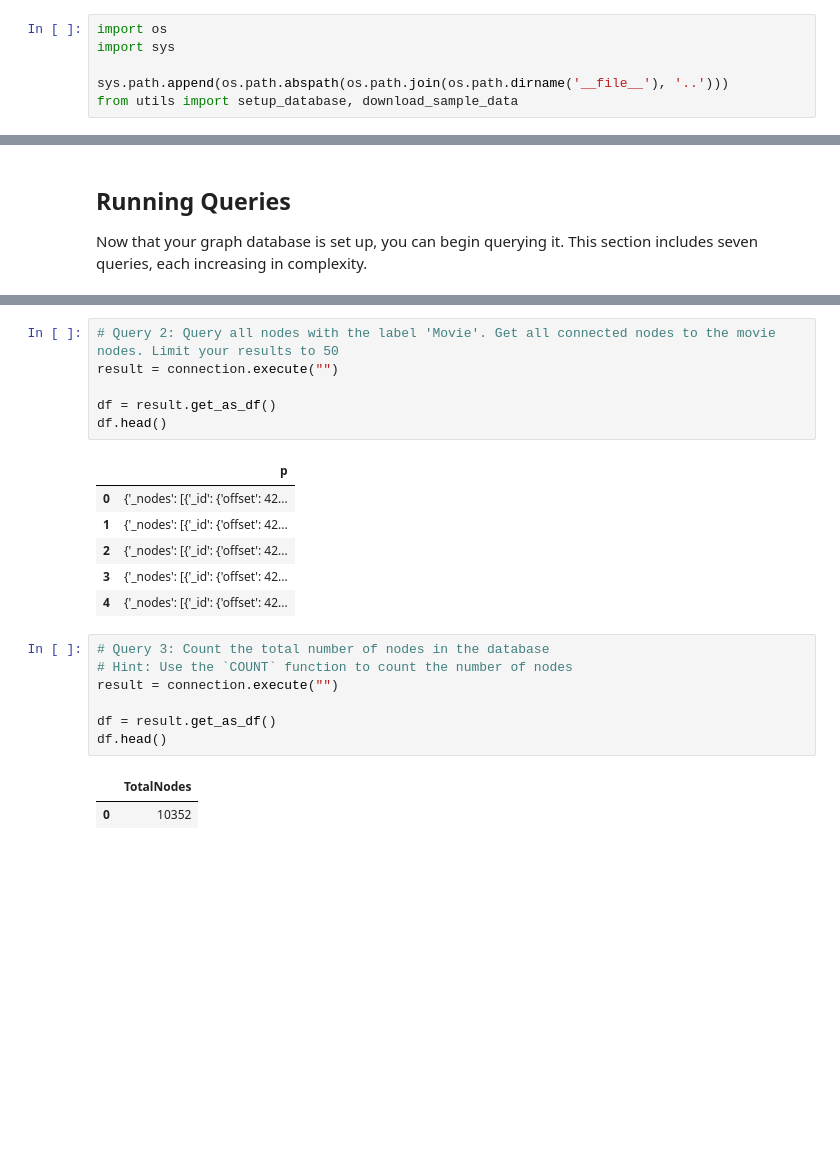
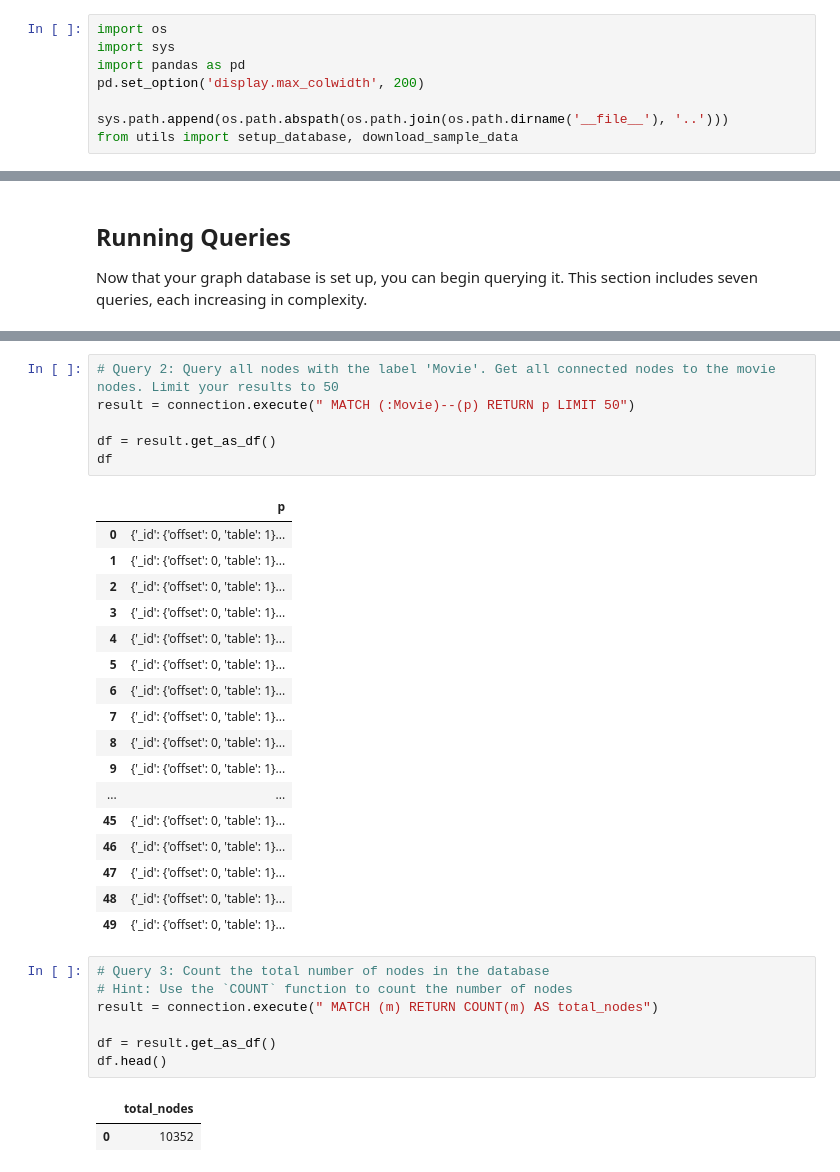
Before and after one commit to coopergolemme/lab6, a Jupyter notebook: assignments/assignment_1.ipynb, the cells around one changed output, grey strips where cells are left out. Cells and saved outputs as stored; diff of their text form; blank space fills up the shorter version.

```diff
--- a/assignments/assignment_1.ipynb
+++ b/assignments/assignment_1.ipynb
@@ -5,6 +5,8 @@ The first part of this assignment is designed to give you hands-on experience wi
 # %%
 import os
 import sys
+import pandas as pd
+pd.set_option('display.max_colwidth', 200)
 
 sys.path.append(os.path.abspath(os.path.join(os.path.dirname('__file__'), '..')))
 from utils import setup_database, download_sample_data
@@ -65,25 +79,36 @@ df.head()
 # %%
 # Query 2: Query all nodes with the label 'Movie'. Get all connected nodes to the movie nodes. Limit your results to 50
-result = connection.execute("")
+result = connection.execute(" MATCH (:Movie)--(p) RETURN p LIMIT 50")
 
 df = result.get_as_df()
-df.head()
+df
 # %% [output]
 |  | p |
-| 0 | {'_nodes': [{'_id': {'offset': 42... |
-| 1 | {'_nodes': [{'_id': {'offset': 42... |
-| 2 | {'_nodes': [{'_id': {'offset': 42... |
-| 3 | {'_nodes': [{'_id': {'offset': 42... |
-| 4 | {'_nodes': [{'_id': {'offset': 42... |
+| 0 | {'_id': {'offset': 0, 'table': 1}... |
+| 1 | {'_id': {'offset': 0, 'table': 1}... |
+| 2 | {'_id': {'offset': 0, 'table': 1}... |
+| 3 | {'_id': {'offset': 0, 'table': 1}... |
+| 4 | {'_id': {'offset': 0, 'table': 1}... |
+| 5 | {'_id': {'offset': 0, 'table': 1}... |
+| 6 | {'_id': {'offset': 0, 'table': 1}... |
+| 7 | {'_id': {'offset': 0, 'table': 1}... |
+| 8 | {'_id': {'offset': 0, 'table': 1}... |
+| 9 | {'_id': {'offset': 0, 'table': 1}... |
+| ... | ... |
+| 45 | {'_id': {'offset': 0, 'table': 1}... |
+| 46 | {'_id': {'offset': 0, 'table': 1}... |
+| 47 | {'_id': {'offset': 0, 'table': 1}... |
+| 48 | {'_id': {'offset': 0, 'table': 1}... |
+| 49 | {'_id': {'offset': 0, 'table': 1}... |
 # %%
 # Query 3: Count the total number of nodes in the database
 # Hint: Use the `COUNT` function to count the number of nodes
-result = connection.execute("")
+result = connection.execute(" MATCH (m) RETURN COUNT(m) AS total_nodes")
 
 df = result.get_as_df()
 df.head()
 # %% [output]
-|  | TotalNodes |
+|  | total_nodes |
 | 0 | 10352 |
 # %%
 # Query 4: Query all nodes with the label 'User'. Count the degree for these nodes. Filter the nodes where the user rated more than 3 movies. Return the users and the degree
```
Also changed, not shown: parts of 6 cells of this notebook.
